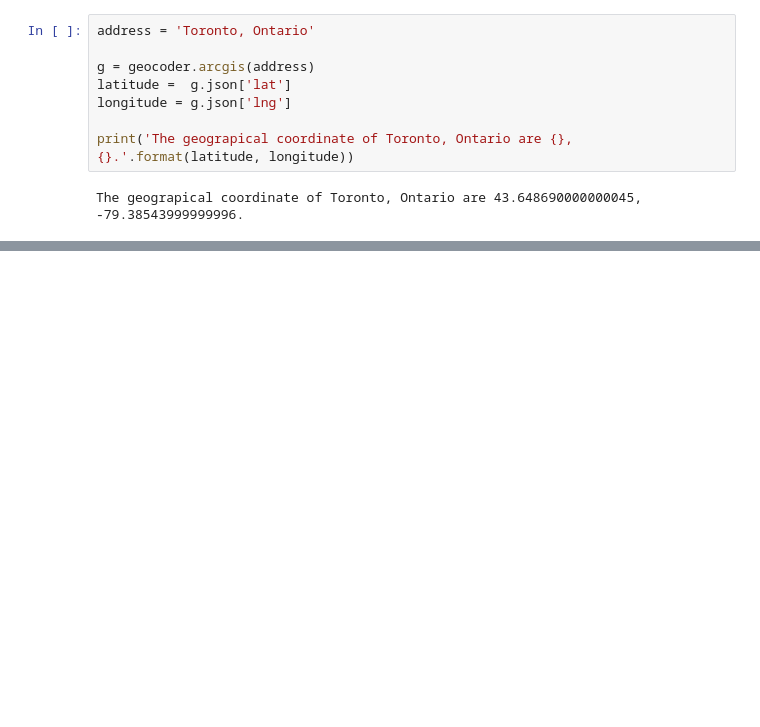
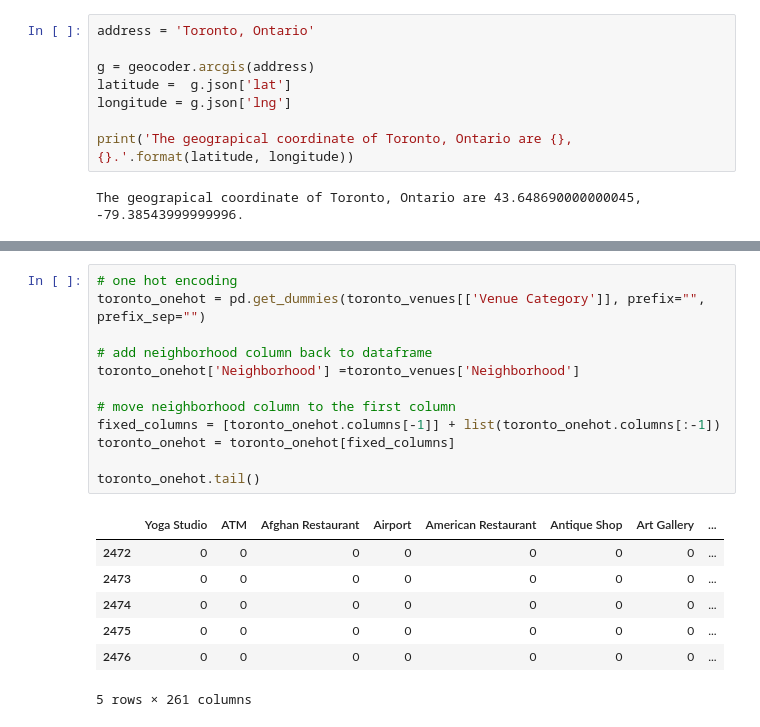
Before and after one commit to tonnyeremin/Urban-Data-Science, a Jupyter notebook: Coursera Capstone.ipynb, the cells around one changed output, grey strips where cells are left out. Drawn from its saved outputs; the diff is of its cells as text; blank space fills up the shorter version.

```diff
--- a/Coursera Capstone.ipynb
+++ b/Coursera Capstone.ipynb
@@ -218,0 +381,20 @@ map_toronto
+# %%
+# one hot encoding
+toronto_onehot = pd.get_dummies(toronto_venues[['Venue Category']], prefix="", prefix_sep="")
+
+# add neighborhood column back to dataframe
+toronto_onehot['Neighborhood'] =toronto_venues['Neighborhood']
+
+# move neighborhood column to the first column
+fixed_columns = [toronto_onehot.columns[-1]] + list(toronto_onehot.columns[:-1])
+toronto_onehot = toronto_onehot[fixed_columns]
+
+toronto_onehot.tail()
+# %% [output]
+|  | Yoga Studio | ATM | Afghan Restaurant | Airport | American Restaurant | Antique Shop | Art Gallery | ... |
+| 2472 | 0 | 0 | 0 | 0 | 0 | 0 | 0 | ... |
+| 2473 | 0 | 0 | 0 | 0 | 0 | 0 | 0 | ... |
+| 2474 | 0 | 0 | 0 | 0 | 0 | 0 | 0 | ... |
+| 2475 | 0 | 0 | 0 | 0 | 0 | 0 | 0 | ... |
+| 2476 | 0 | 0 | 0 | 0 | 0 | 0 | 0 | ... |
+5 rows × 261 columns
```
Also changed, not shown: parts of 24 cells of this notebook.
